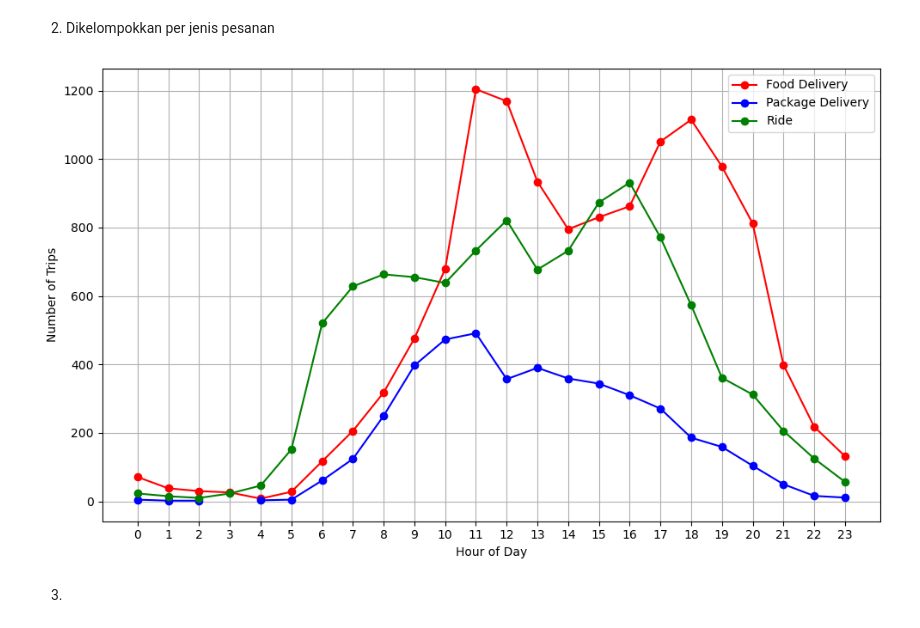
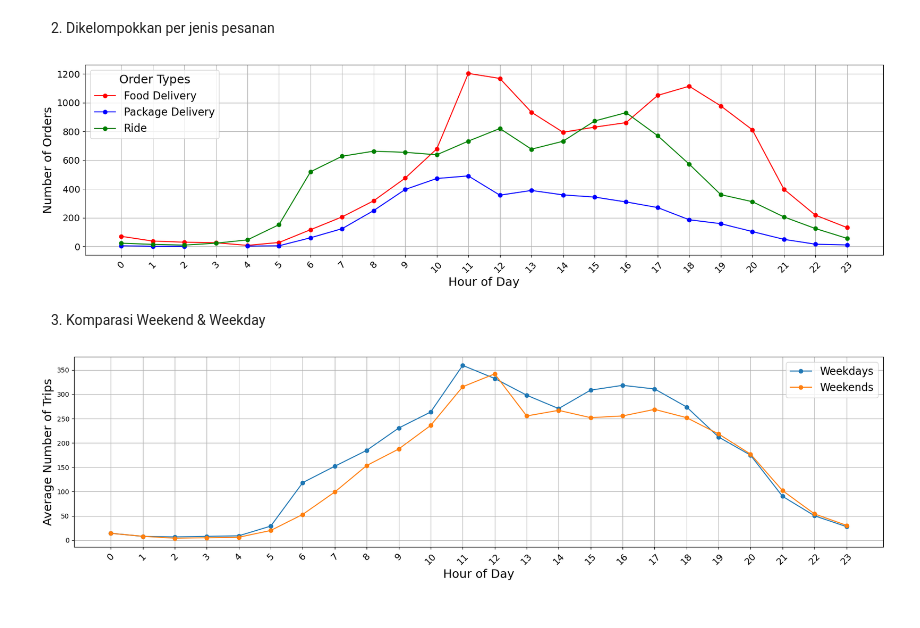
Before and after one commit to azwanazamuddin/location-choice-model, a Jupyter notebook: notebooks/eda.ipynb, the cells around one changed output. Drawn from its saved outputs; the diff is of its cells as text; code cells hidden in the pictures.

```diff
--- a/notebooks/eda.ipynb
+++ b/notebooks/eda.ipynb
@@ -64,31 +69,40 @@ plt.show()
 grouped_data_type = df.groupby([df['datetime_tugas'].dt.hour, 'jenis_pesanan'])['id'].count().unstack()
 # %%
 # Create a time series plot for each trip type
-plt.figure(figsize=(10, 6))
+plt.figure(figsize=(18, 5))
 
 # Define custom colors for each trip type
 colors = {'Food': 'red', 'Ride': 'green', 'Kurir Barang': 'blue'}
 labels = {'Food': 'Food Delivery', 'Ride': 'Ride', 'Kurir Barang': 'Package Delivery'}
 
-
 for jenis_pesanan in grouped_data_type.columns:
     plt.plot(grouped_data_type.index, grouped_data_type[jenis_pesanan], marker='o', label=labels.get(jenis_pesanan, jenis_pesanan), color=colors.get(jenis_pesanan, 'black'))
 
-# plt.title('MSTP Orders Count by Hour and Order Type Over a 14-Day Period')
-plt.xlabel('Hour of Day')
-plt.ylabel('Number of Trips')
-plt.xticks(grouped_data_type.index)
-plt.legend()
-# Set x-ticks to be hourly
-plt.xticks(range(24))
+# Set the title and adjust font size
+# plt.title('MSTP Orders Count by Hour and Order Type Over a 14-Day Period', fontsize=16)
+
+# Set x and y labels with adjusted font size
+plt.xlabel('Hour of Day', fontsize=18)
+plt.ylabel('Number of Orders', fontsize=18)
+
+# Set x-ticks to be hourly and rotate them for readability
+plt.xticks(range(24), rotation=45, fontsize=14)
+plt.yticks(fontsize=14)
+
+# Enlarge the legend and adjust font size
+legend = plt.legend(fontsize=16)
+legend.set_title('Order Types', prop={'size': 18})  # Adjust legend title size
 
 # Display both x and y grids
 plt.gca().xaxis.grid(True)
 plt.gca().yaxis.grid(True)
 
+# Adjust layout to prevent clipping of labels
 plt.tight_layout()
+
+# Show the plot
 plt.show()
 # %% [output]
-[figure, old version]
+[figure, new version]
-# %% [markdown]
-3.
+# %% [markdown]
+3. Komparasi Weekend & Weekday
@@ -94,0 +117,24 @@ plt.show()
+# %%
+# Create a time series plot for weekdays and weekends
+plt.figure(figsize=(18, 5))
+
+# Plot for weekdays
+plt.plot(average_weekdays.index, average_weekdays.values, marker='o', label='Weekdays')
+
+# Plot for weekends
+plt.plot(average_weekends.index, average_weekends.values, marker='o', label='Weekends')
+
+
+# plt.title('Average Ride-Hailing Trips Count by Hour - Weekdays vs Weekends')
+plt.xlabel('Hour of Day', fontsize=18)
+plt.ylabel('Average Number of Trips', fontsize=18)
+plt.xticks(range(24), rotation=45, fontsize=14)
+# Enlarge the legend and adjust font size
+plt.legend(fontsize=16)
+# Display both x and y grids
+plt.gca().xaxis.grid(True)
+plt.gca().yaxis.grid(True)
+plt.tight_layout()
+plt.show()
+# %% [output]
+[figure, added]
```
Also changed, not shown: parts of 9 cells of this notebook, 4 other files.
